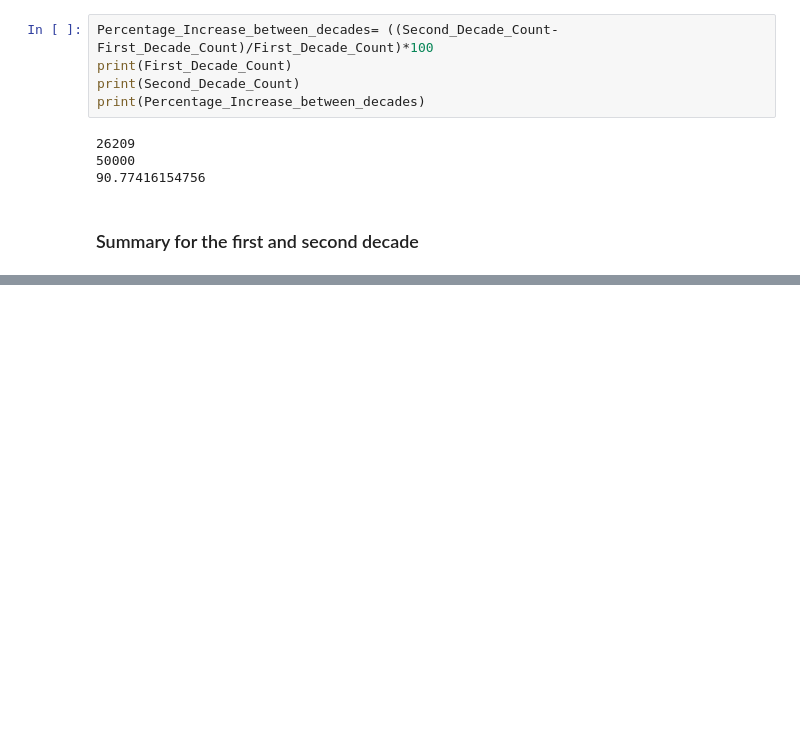
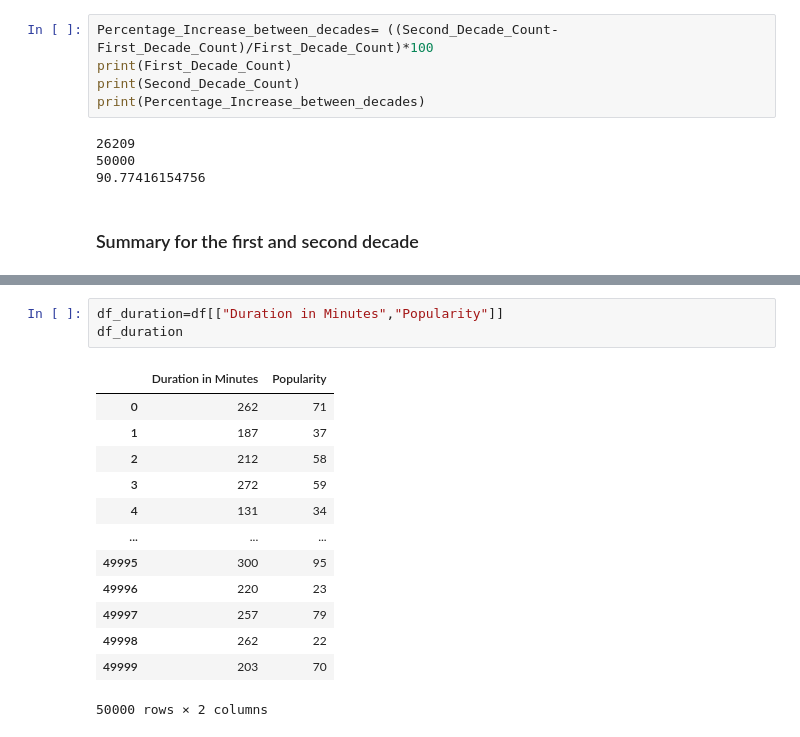
Before and after one commit to codegirl254/Album_Dataset-Analysis, a Jupyter notebook: SongsData.ipynb, the cells around one changed output, grey strips where cells are left out. Cells and saved outputs as stored; diff of their text form; blank space fills up the shorter version.

```diff
--- a/SongsData.ipynb
+++ b/SongsData.ipynb
@@ -278,0 +276,17 @@ df["Release Date"].max()
+# %%
+df_duration=df[["Duration in Minutes","Popularity"]]
+df_duration
+# %% [output]
+|  | Duration in Minutes | Popularity |
+| 0 | 262 | 71 |
+| 1 | 187 | 37 |
+| 2 | 212 | 58 |
+| 3 | 272 | 59 |
+| 4 | 131 | 34 |
+| ... | ... | ... |
+| 49995 | 300 | 95 |
+| 49996 | 220 | 23 |
+| 49997 | 257 | 79 |
+| 49998 | 262 | 22 |
+| 49999 | 203 | 70 |
+50000 rows × 2 columns
```
Also changed, not shown: parts of 18 cells of this notebook.
